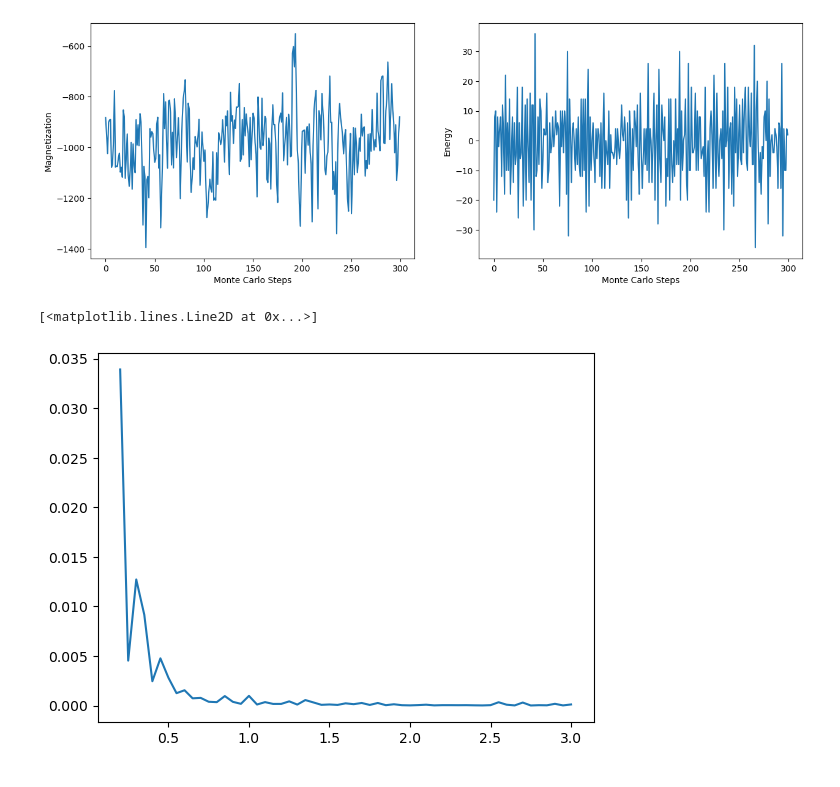
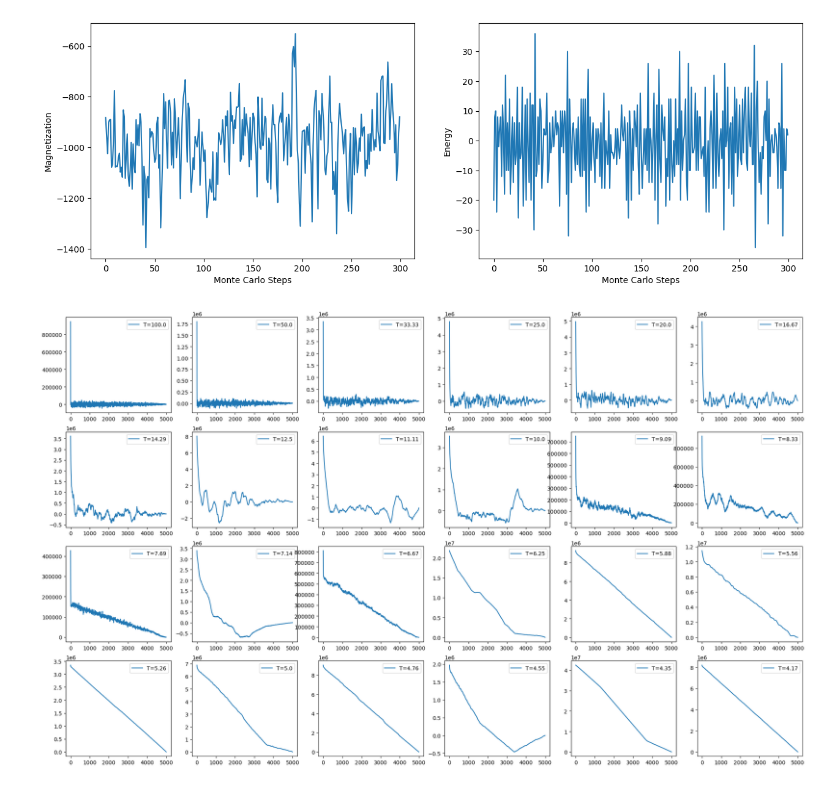
Before and after one commit to shivanshseth/fmri-functional-connectivity-ising, a Jupyter notebook: src/susceptibility.ipynb, the cells around one changed output. Cells and saved outputs as stored; diff of their text form; code cells hidden in the pictures.

Commit message:
Autocorrelation and ft

```diff
--- a/src/susceptibility.ipynb
+++ b/src/susceptibility.ipynb
@@ -164,6 +128,0 @@ ising_pos.shape, fc_pos.shape
-# %%
-beta_range = np.arange(0.2, 3.05, 0.05)
-beta_range = np.arange(0.01, 0.1, 0.005)
-chi_pos = []
-for beta in beta_range:
-    chi_pos.append(Parallel(n_jobs=6)(delayed(calc_susceptibility)(beta, J, n_rois) for J in ising_pos))
@@ -172,7 +129,3 @@ KeyboardInterrupt:
-# %%
-chi_neg = []
-for beta in beta_range:
-    chi_neg.append(Parallel(n_jobs=6)(delayed(calc_susceptibility)(beta, J, n_rois) for J in ising_neg))
 # %%
 # plot magnetization and energy with proper labels
 def plot_mag_energy(mag, energy):
@@ -199,0 +146,23 @@ chi_pos = chi_pos[:, :, 0]
+# %%
+# calculate autocorrelation of signal
+def autocorrelation(signal):
+    return np.correlate(signal, signal, mode='full')[len(signal)-1:]
+# %%
+mag = []
+mag_at = []
+n = len(beta_range)
+for i in range(n):
+    mag.append(res[i][1][-5000:])
+    mag_at.append(autocorrelation(mag[-1]))
+# %%
+figs, axs = plt.subplots(4, 6, figsize=(15, 5))
+for i, beta in enumerate(beta_range):
+    # if i%3 == 0: continue
+    axs[i//6, i%6].plot(range(len(mag_at[i])), mag_at[i], label='T={}'.format(round(1/beta, 2)))
+    axs[i//6, i%6].legend()
+#make grid bigger
+figs.set_figheight(15)
+figs.set_figwidth(25)
+plt.show()
+# %% [output]
+[figure, added]
@@ -203,5 +183,0 @@ chi_neg_mean = np.mean(chi_neg, axis=1)
-# %%
-plt.plot(beta_range, chi_pos_mean)
-# %% [output]
-[<matplotlib.lines.Line2D at 0x...>]
-[figure, removed]
```
Also changed, not shown: parts of 22 cells of this notebook, 2 other files.
